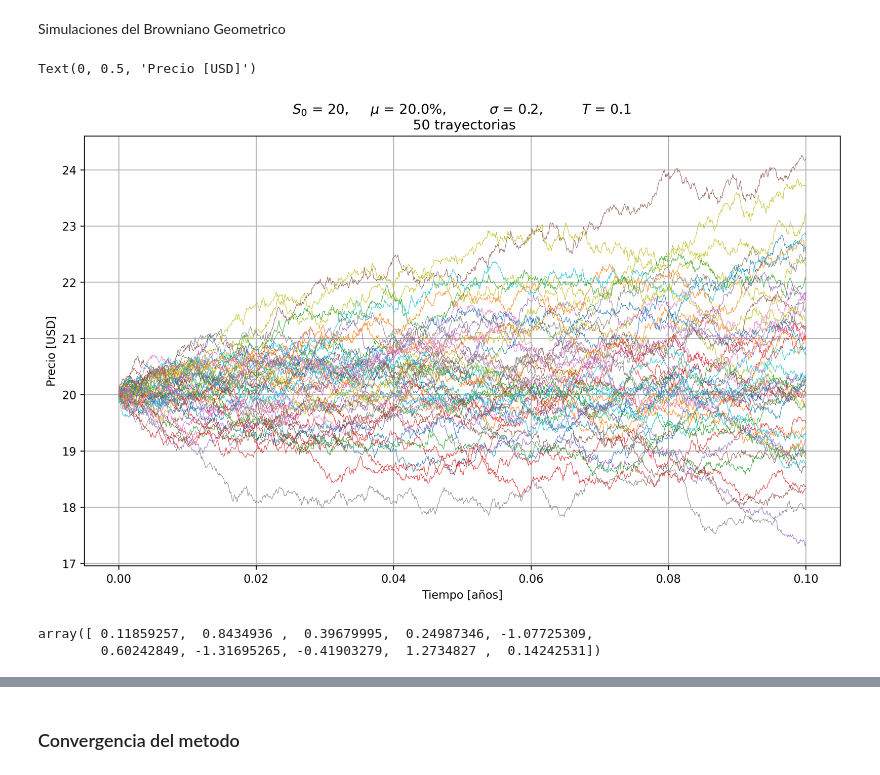
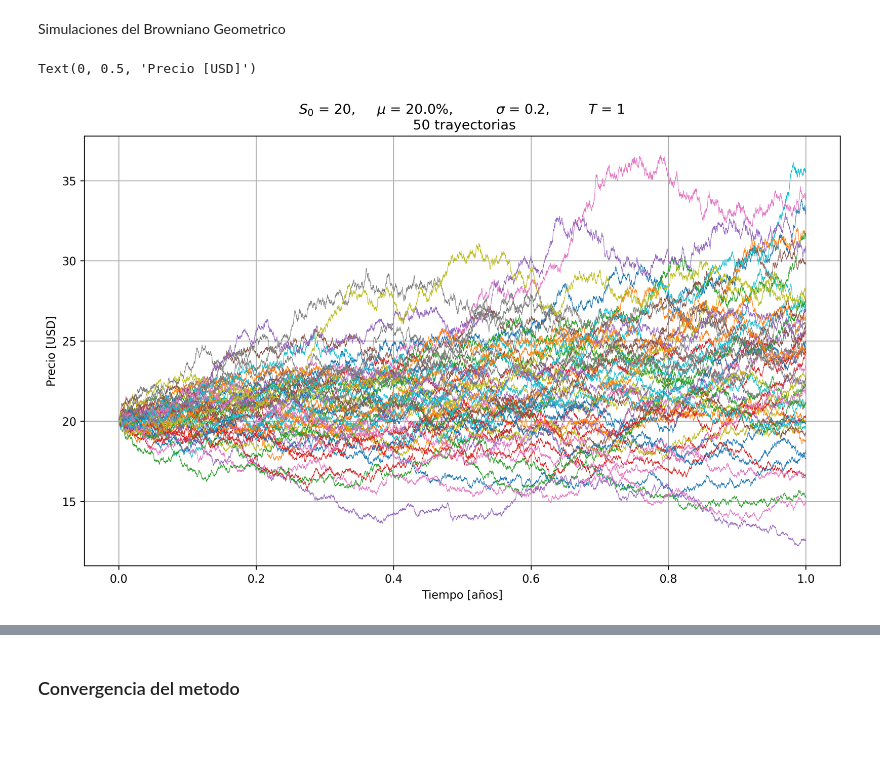
Before and after one commit to manumau-hub/finanzasCuantitativas, a Jupyter notebook: Notebooks/montecarlo.ipynb, the cells around one changed output, grey strips where cells are left out. Cells and saved outputs as stored; diff of their text form; code cells hidden in the pictures; blank space fills up the shorter version.

```diff
--- a/Notebooks/montecarlo.ipynb
+++ b/Notebooks/montecarlo.ipynb
@@ -42,45 +40,41 @@ import matplotlib.pyplot as plt
 # %% [markdown]
 Simulaciones del Browniano Geometrico
 # %%
-T = .1        # Tiempo hasta madurez de la opción (1 año)
+T = 1        # Tiempo hasta madurez de la opción (1 año)
 mu = 0.2    # Tasa de crecimiento esperada del activo
 sigma = 0.2 # Volatilidad del proceso
 S0 = 20      # Condición inicial (precio inicial)
 dt = 0.0001  # Paso de tiempo (en la misma unidad que T).
 M = 50      # Cantidad de trayectorias a simular en 1 pasada.
 N = round(T/dt)
 t = np.linspace(0, T, N)
 
 # Configuración del gráfico
 fig = plt.figure(figsize=(12,7), dpi = 300)
 ax = fig.add_subplot()
 ax.set_title(f'$ S_0$ = {S0}, \t $\mu$ = {100*mu}%, \t $\sigma$ = {sigma}, \t $T$ = {T} \n {M} trayectorias')
 
 # Simulación y gráfico
 for _ in range(M):
     W = np.random.standard_normal(size = N)
     W = np.cumsum(W)*np.sqrt(dt)   ### proceso de Wiener ###
     X = (mu-0.5*sigma**2)*t + sigma*W
     S = S0*np.exp(X)   ### movimiento Browniano geométrico ###
     ax.plot(t, S, lw = 0.4)
 ax.grid(True, linestyle='-')
 ax.set_xlabel('Tiempo [años]')
 ax.set_ylabel('Precio [USD]')
 #plt.show()
 # %% [output]
 Text(0, 0.5, 'Precio [USD]')
-[figure, old version]
+[figure, new version]
 # %%
 import numpy as np
 #Tomo un vector de normales aleatorias
-pasos = 10
+pasos = 50
 z = np.random.normal(0,1,pasos)
 
 opcion = np.zeros(pasos) #En el ppt. C = C_i
-z
-# %% [output]
-array([ 0.11859257,  0.8434936 ,  0.39679995,  0.24987346, -1.07725309,
-        0.60242849, -1.31695265, -0.41903279,  1.2734827 ,  0.14242531])
 # %%
 for i in range(0,pasos):
     if tipo == "C":
```
Also changed, not shown: parts of 7 cells of this notebook, 6 other files.
